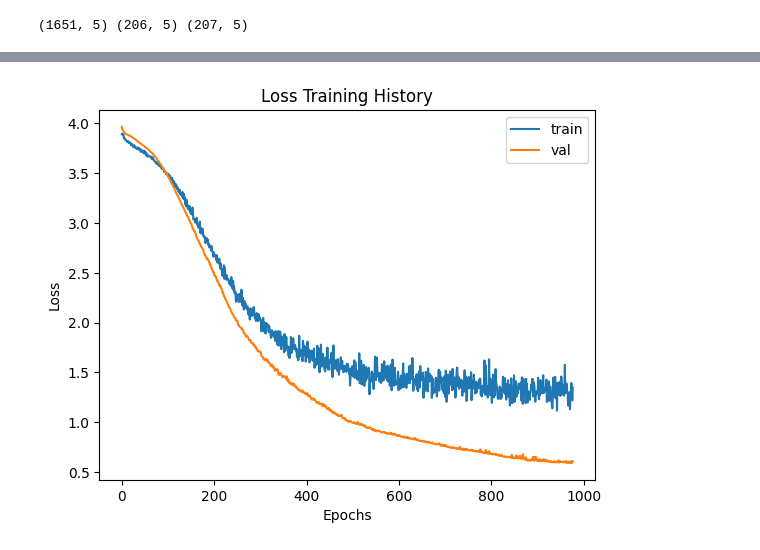
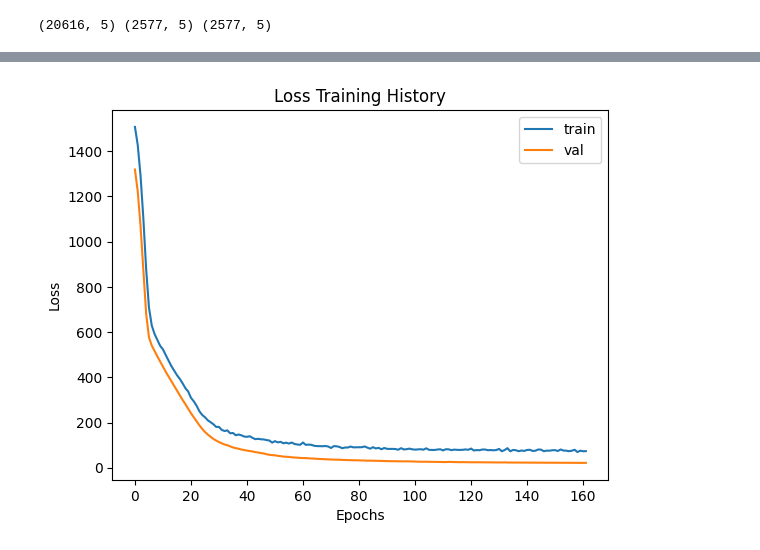
Before and after one commit to mackinn0n/QUANTT, a Jupyter notebook: neural_network.ipynb, the cells around one changed output, grey strips where cells are left out. Saved outputs shown, nothing was run; the diff lists cells and outputs as text; code cells hidden in the pictures.

```diff
--- a/neural_network.ipynb
+++ b/neural_network.ipynb
@@ -11,9 +11,9 @@ pd.set_option('display.max_rows', None)
 # %%
 df = pd.read_csv("modified_QUANTT_dataset.csv")
 # %%
-df = df[df["Average Value"] < 20]
+# df = df[df["Average Value"] < 20]
 # %%
-data = df[['Stock price','Strike price','T','Risk-Free Rate','Historical Volatility']]
+data = df[['Stock price','Strike price','T','Risk-Free Rate','Implied Volatility']]
 targets = df['Average Value']
 # %%
 X_train, X_test, y_train, y_test  = train_test_split(data, targets, test_size=0.2, shuffle=True)
@@ -21,7 +21,7 @@ X_test, X_val, y_test, y_val = train_test_split(X_test, y_test, test_size=0.5, s
 # %%
 print(X_train.shape, X_test.shape, X_val.shape)
 # %% [output]
-(1651, 5) (206, 5) (207, 5)
+(20616, 5) (2577, 5) (2577, 5)
 # %%
 input1 = Input(shape=(X_train.shape[1],), name='input')
 normalized_input = BatchNormalization()(input1)
@@ -38,7 +38,7 @@ model = tf.keras.Model(inputs=input1, outputs=output_layer)
 optimizer = tf.keras.optimizers.Adam(learning_rate=0.0001, clipvalue=1.0)
 model.compile(optimizer=optimizer, loss="MSE", metrics=["MAE"])
 
-early_stopping = EarlyStopping(monitor='val_MSE', patience=20, restore_best_weights=True, min_delta=0.01, start_from_epoch=100)
+early_stopping = EarlyStopping(monitor='val_loss', mode='min', patience=5, restore_best_weights=True, min_delta=0.01, start_from_epoch=100)
 
 history = model.fit(X_train, y_train, epochs=10000, batch_size=64, verbose=1, validation_data=(X_val, y_val), callbacks=[early_stopping], shuffle=True)
 
@@ -70 +70 @@ Epoch 977/10000
-[figure, old version]
+[figure, new version]
```
Also changed, not shown: parts of 5 cells of this notebook, 5 other files.
